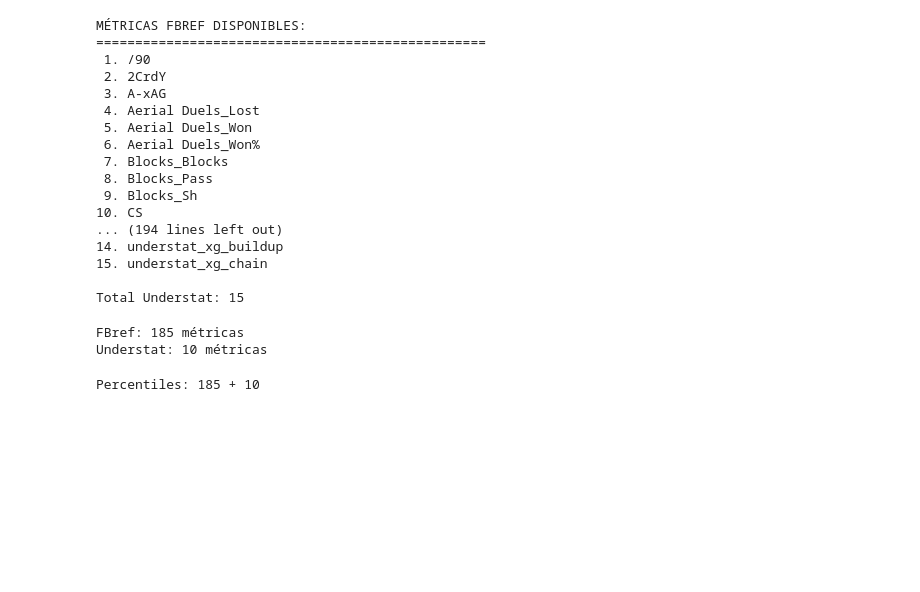
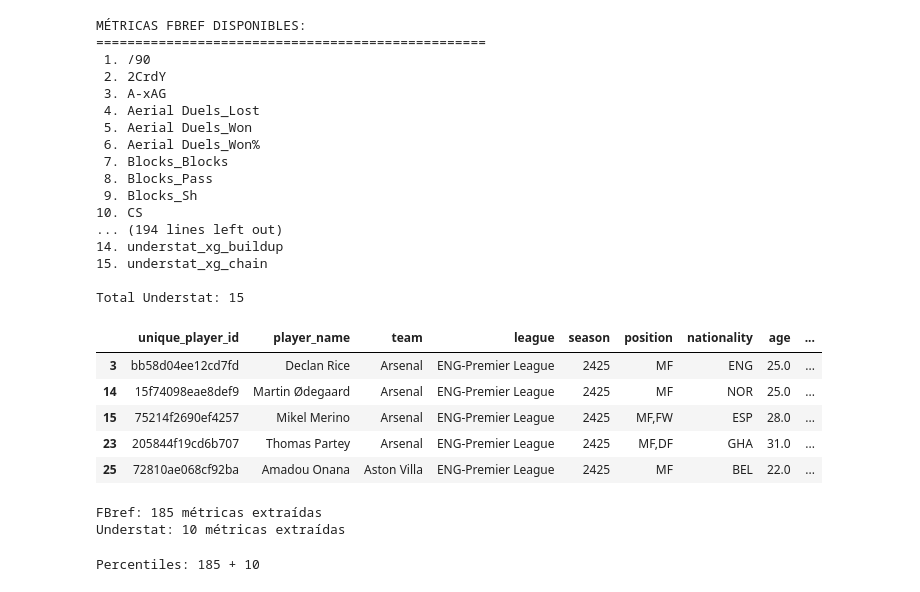
Before and after one commit to jaime-oriol/footballdecoded, a Jupyter notebook: viz/viz.ipynb, the cells around one changed output. Cells and saved outputs as stored; diff of their text form; code cells hidden in the pictures; blank space fills up the shorter version.

```diff
--- a/viz/viz.ipynb
+++ b/viz/viz.ipynb
@@ -99,16 +108,23 @@ MÉTRICAS FBREF DISPONIBLES:
 
 Total Understat: 15
 # %%
-# Extraer minutos jugados de fbref_metrics
-df_midfielders['minutes_played'] = df_midfielders['fbref_metrics'].apply(
-    lambda x: x.get('minutes_played', 0) if x else 0
-)
+df_mf_800min = df_midfielders[
+    df_midfielders['fbref_metrics'].apply(
+        lambda x: x.get('minutes_played', 0) if x else 0
+    ) > 800
+].copy()
 
-# Filtrar solo jugadores con más de 800 minutos
-df_mf_800min = df_midfielders[df_midfielders['minutes_played'] > 800].copy()
+df_mf_800min.head()
+# %% [output]
+|  | unique_player_id | player_name | team | league | season | position | nationality | age | ... |
+| 3 | bb58d04ee12cd7fd | Declan Rice | Arsenal | ENG-Premier League | 2425 | MF | ENG | 25.0 | ... |
+| 14 | 15f74098eae8def9 | Martin Ødegaard | Arsenal | ENG-Premier League | 2425 | MF | NOR | 25.0 | ... |
+| 15 | 75214f2690ef4257 | Mikel Merino | Arsenal | ENG-Premier League | 2425 | MF,FW | ESP | 28.0 | ... |
+| 23 | 205844f19cd6b707 | Thomas Partey | Arsenal | ENG-Premier League | 2425 | MF,DF | GHA | 31.0 | ... |
+| 25 | 72810ae068cf92ba | Amadou Onana | Aston Villa | ENG-Premier League | 2425 | MF | BEL | 22.0 | ... |
 # %%
 def extract_metrics(df, col_name):
-    """Extrae métricas numéricas de diccionarios"""
+    """Extrae métricas numéricas de diccionarios - versión robusta"""
     result = pd.DataFrame(index=df.index)
 
     # Obtener todas las keys únicas
@@ -117,33 +133,62 @@ def extract_metrics(df, col_name):
         if isinstance(row[col_name], dict):
             all_keys.update(row[col_name].keys())
 
-    # Extraer cada métrica
+    # Extraer cada métrica con conversión robusta
     for key in all_keys:
         values = []
         for _, row in df.iterrows():
             if isinstance(row[col_name], dict) and key in row[col_name]:
-                try:
-                    values.append(float(row[col_name][key]))
-                except (ValueError, TypeError):
-                    values.append(np.nan)
+                raw_value = row[col_name][key]
+                converted_value = _convert_to_float(raw_value)
+                values.append(converted_value)
             else:
                 values.append(np.nan)
 
-        # Solo si tiene valores válidos
-        if pd.Series(values).notna().sum() >= 5:
+        # Solo incluir métricas con al menos 5 valores válidos
+        valid_count = pd.Series(values).notna().sum()
+        if valid_count >= 5:
             result[key] = values
 
     return result
 
-# Extraer
+def _convert_to_float(value):
+    """Convierte cualquier valor a float de manera robusta"""
+    # Caso 1: Ya es numérico
+    if isinstance(value, (int, float)):
+        return float(value)
+
+    # Caso 2: None o NaN
+    if value is None or pd.isna(value):
+        return np.nan
+
+    # Caso 3: String
+    if isinstance(value, str):
+        # String vacío
+        if value.strip() == '':
+            return np.nan
+
+        # String "nan" o similares
+        if value.lower().strip() in ['nan', 'none', 'null', '-']:
+            return np.nan
+
+        # Intentar conversión numérica
+        try:
+            return float(value)
+        except (ValueError, TypeError):
+            return np.nan
+
+    # Caso 4: Cualquier otra cosa
+    return np.nan
+
+# Usar la función corregida
 fbref_nums = extract_metrics(df_mf_800min, 'fbref_metrics')
 understat_nums = extract_metrics(df_mf_800min, 'understat_metrics')
 
-print(f"FBref: {fbref_nums.shape[1]} métricas")
-print(f"Understat: {understat_nums.shape[1]} métricas")
+print(f"FBref: {fbref_nums.shape[1]} métricas extraídas")
+print(f"Understat: {understat_nums.shape[1]} métricas extraídas")
 # %% [output]
-FBref: 185 métricas
-Understat: 10 métricas
+FBref: 185 métricas extraídas
+Understat: 10 métricas extraídas
 # %%
 # Percentiles (1-99, sin llegar a 100)
 fbref_pct = fbref_nums.rank(pct=True) * 98 + 1
```
Also changed, not shown: parts of 7 cells of this notebook, 2 other files.
